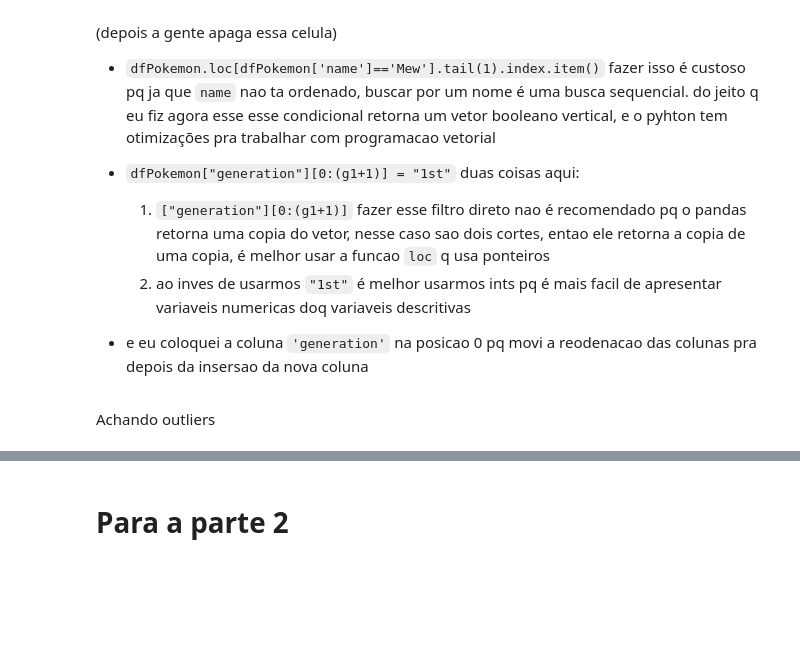
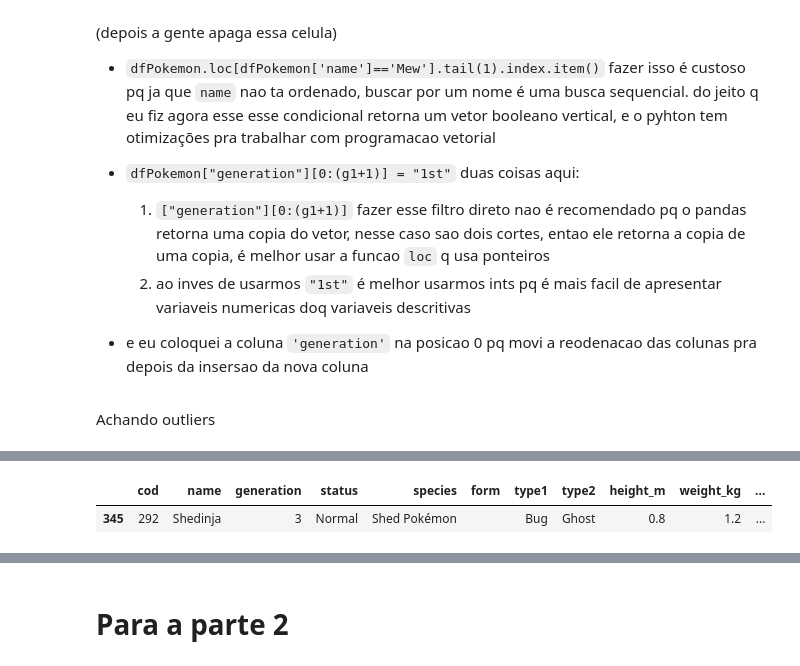
Before and after one commit to BrenoUSP/SCC0652_Computational_Visualization, a Jupyter notebook: notebooks/Projeto_1_Processamento_de_dados.ipynb, the cells around one changed output, grey strips where cells are left out. Cells and saved outputs as stored; diff of their text form; code cells hidden in the pictures; blank space fills up the shorter version.

```diff
--- a/notebooks/Projeto_1_Processamento_de_dados.ipynb
+++ b/notebooks/Projeto_1_Processamento_de_dados.ipynb
@@ -258,0 +272,6 @@ pokemonOut
+# %%
+hpPokemonMin=dfPokemon.loc[[dfPokemon['hp'].idxmin()]]
+hpPokemonMin
+# %% [output]
+|  | cod | name | generation | status | species | form | type1 | type2 | height_m | weight_kg | ... |
+| 345 | 292 | Shedinja | 3 | Normal | Shed Pokémon |  | Bug | Ghost | 0.8 | 1.2 | ... |
```
Also changed, not shown: parts of 38 cells of this notebook.
